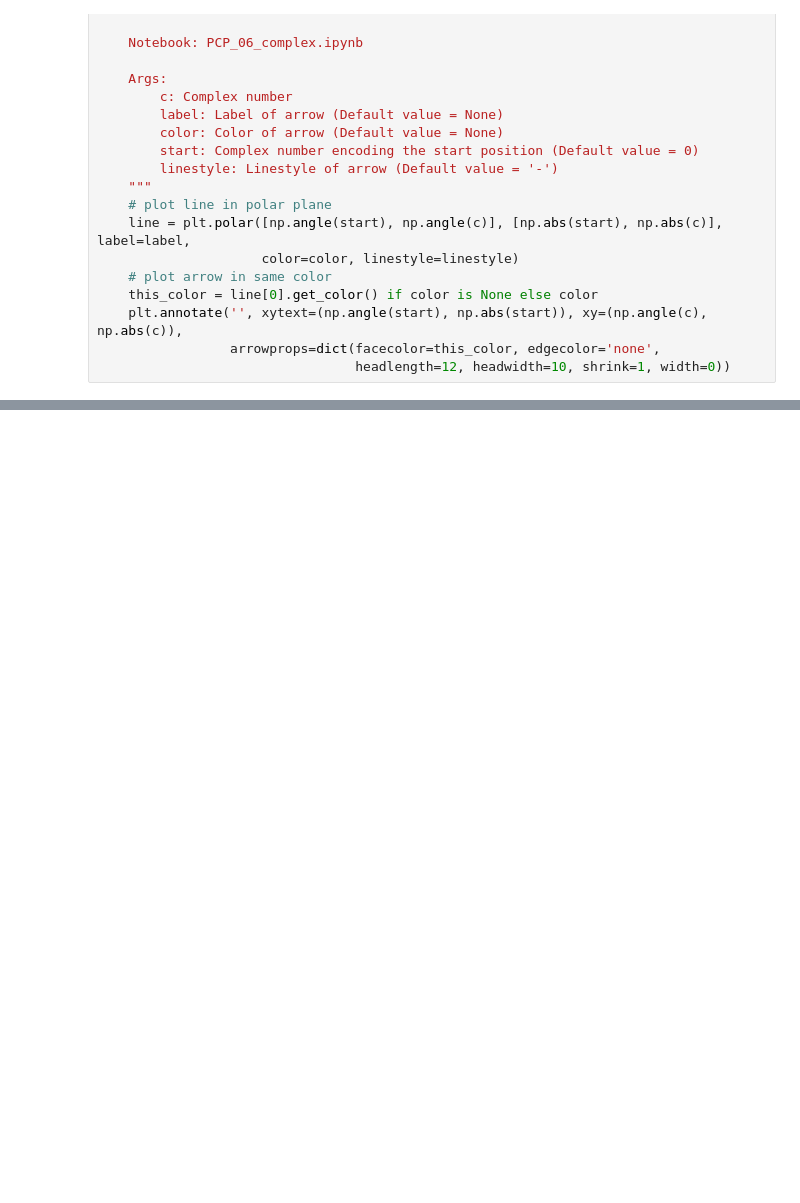
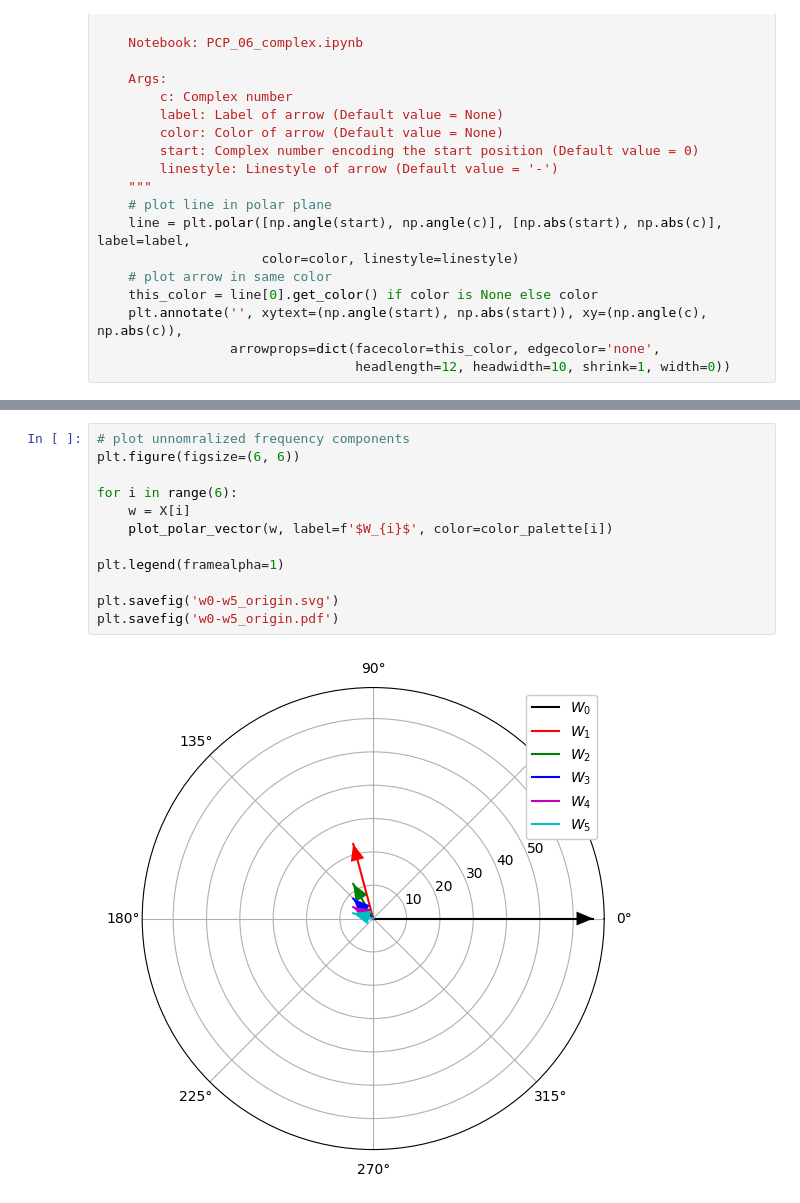
Before and after one commit to CLCS-SUSTech/research-blog, a Jupyter notebook: content/posts/Fourier-basis-Python-impl/code/plot.ipynb, the cells around one changed output, grey strips where cells are left out. Saved outputs shown, nothing was run; the diff lists cells and outputs as text; blank space fills up the shorter version.

Commit message:
update fft2 adding plot

```diff
--- a/content/posts/Fourier-basis-Python-impl/code/plot.ipynb
+++ b/content/posts/Fourier-basis-Python-impl/code/plot.ipynb
@@ -90,4 +94,18 @@ plt.legend(framealpha=1)
 [figure]
+# %%
+# plot unnomralized frequency components
+plt.figure(figsize=(6, 6))
+
+for i in range(6):
+    w = X[i]
+    plot_polar_vector(w, label=f'$W_{i}$', color=color_palette[i])
+
+plt.legend(framealpha=1)
+
+plt.savefig('w0-w5_origin.svg')
+plt.savefig('w0-w5_origin.pdf')
+# %% [output]
+[figure, added]
 # %%
 # Plot the conjugated Xs, i.e. the negative frequencies
 plt.figure(figsize=(6, 6))
```
Also changed, not shown: parts of 3 cells of this notebook, 11 other files.
